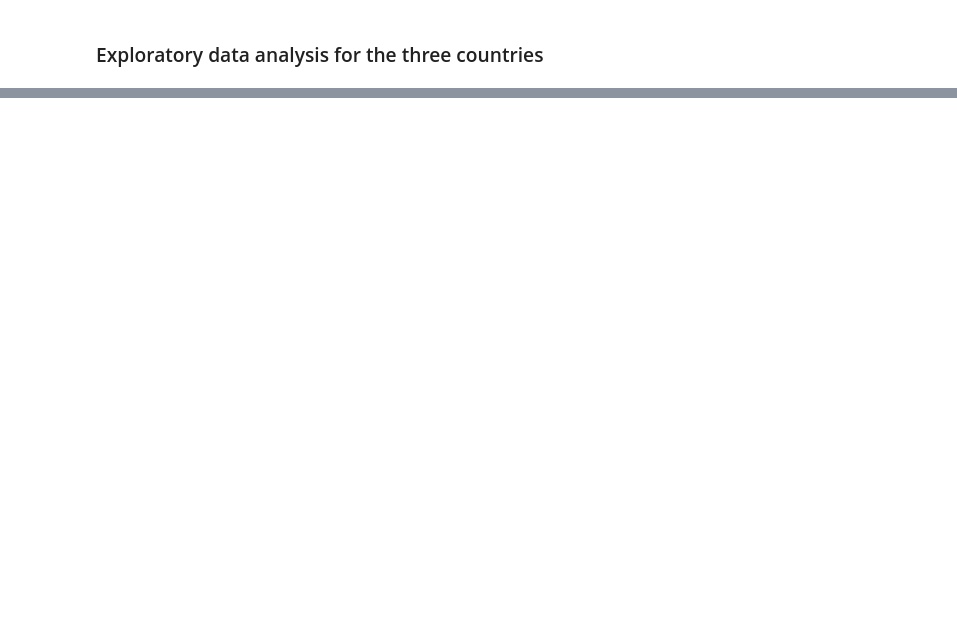
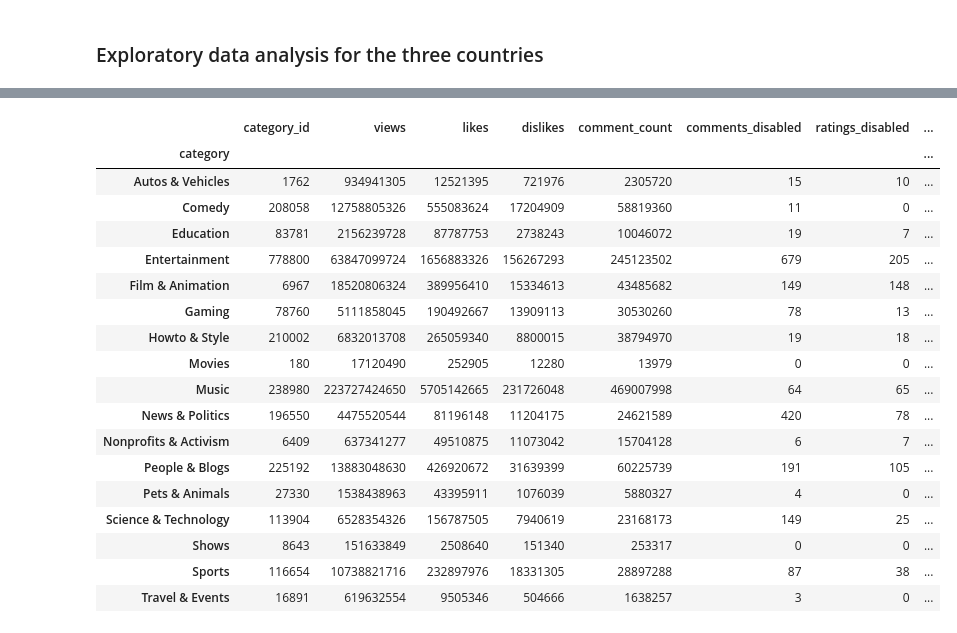
Before and after one commit to kogi-b/trending_youtube_video_statistics-CA-GB-US, a Jupyter notebook: trending-youtube-video-statistics-ca-gb-us.ipynb, the cells around one changed output, grey strips where cells are left out. Cells and saved outputs as stored; diff of their text form; code cells hidden in the pictures; blank space fills up the shorter version.

```diff
--- a/trending-youtube-video-statistics-ca-gb-us.ipynb
+++ b/trending-youtube-video-statistics-ca-gb-us.ipynb
@@ -436,0 +550,3 @@ Name: title, Length: 30626, dtype: int64
+# %%
+df['publish_time'] = pd.to_datetime(df['publish_time'])
+df['publish_time'].tail(5)
@@ -436,0 +670,22 @@ Name: title, Length: 30626, dtype: int64
+# %%
+df.groupby(['category']).sum()
+# %% [output]
+|  | category_id | views | likes | dislikes | comment_count | comments_disabled | ratings_disabled | ... |
+| category |  |  |  |  |  |  |  | ... |
+| Autos & Vehicles | 1762 | 934941305 | 12521395 | 721976 | 2305720 | 15 | 10 | ... |
+| Comedy | 208058 | 12758805326 | 555083624 | 17204909 | 58819360 | 11 | 0 | ... |
+| Education | 83781 | 2156239728 | 87787753 | 2738243 | 10046072 | 19 | 7 | ... |
+| Entertainment | 778800 | 63847099724 | 1656883326 | 156267293 | 245123502 | 679 | 205 | ... |
+| Film & Animation | 6967 | 18520806324 | 389956410 | 15334613 | 43485682 | 149 | 148 | ... |
+| Gaming | 78760 | 5111858045 | 190492667 | 13909113 | 30530260 | 78 | 13 | ... |
+| Howto & Style | 210002 | 6832013708 | 265059340 | 8800015 | 38794970 | 19 | 18 | ... |
+| Movies | 180 | 17120490 | 252905 | 12280 | 13979 | 0 | 0 | ... |
+| Music | 238980 | 223727424650 | 5705142665 | 231726048 | 469007998 | 64 | 65 | ... |
+| News & Politics | 196550 | 4475520544 | 81196148 | 11204175 | 24621589 | 420 | 78 | ... |
+| Nonprofits & Activism | 6409 | 637341277 | 49510875 | 11073042 | 15704128 | 6 | 7 | ... |
+| People & Blogs | 225192 | 13883048630 | 426920672 | 31639399 | 60225739 | 191 | 105 | ... |
+| Pets & Animals | 27330 | 1538438963 | 43395911 | 1076039 | 5880327 | 4 | 0 | ... |
+| Science & Technology | 113904 | 6528354326 | 156787505 | 7940619 | 23168173 | 149 | 25 | ... |
+| Shows | 8643 | 151633849 | 2508640 | 151340 | 253317 | 0 | 0 | ... |
+| Sports | 116654 | 10738821716 | 232897976 | 18331305 | 28897288 | 87 | 38 | ... |
+| Travel & Events | 16891 | 619632554 | 9505346 | 504666 | 1638257 | 3 | 0 | ... |
```
Also changed, not shown: parts of 74 cells of this notebook.
